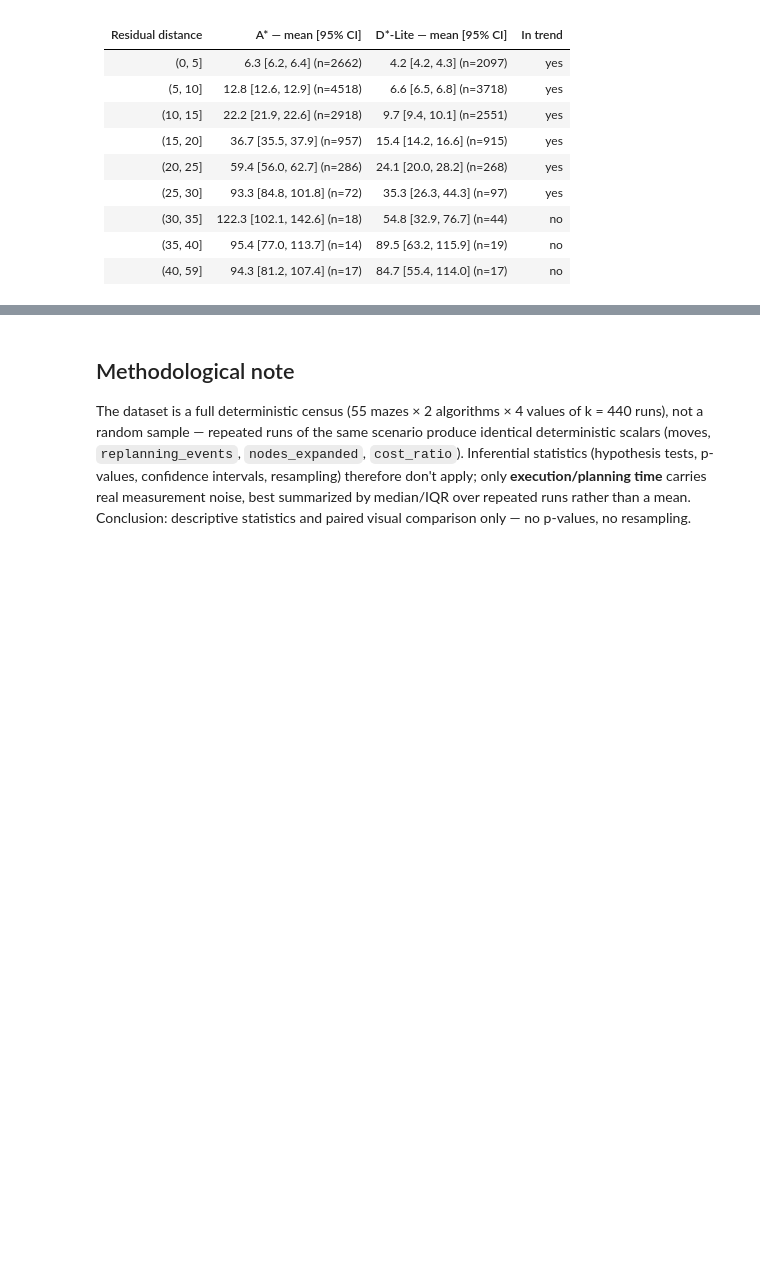
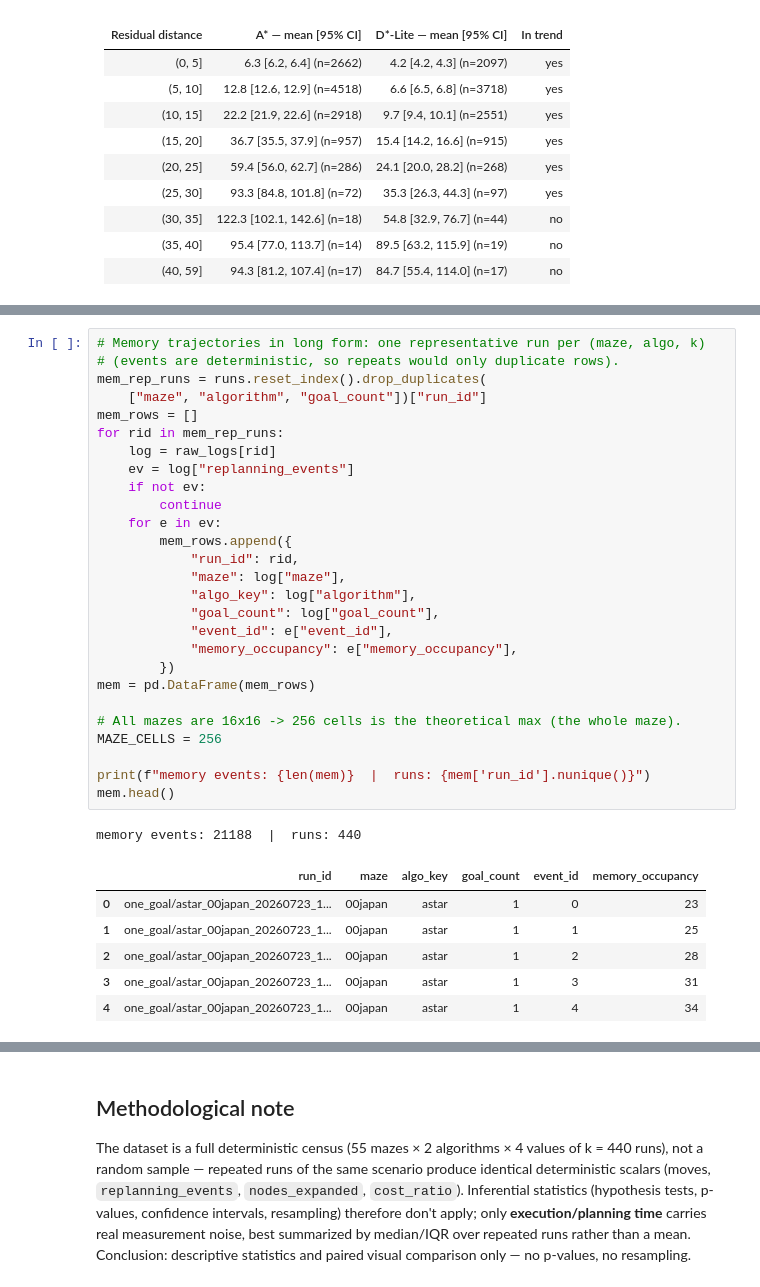
Before and after one commit to FrancescoGuarda/Rob-26-MazeSolver, a Jupyter notebook: notebooks/data_analysis.ipynb, the cells around one changed output, grey strips where cells are left out. Drawn from its saved outputs; the diff is of its cells as text; blank space fills up the shorter version.

```diff
--- a/notebooks/data_analysis.ipynb
+++ b/notebooks/data_analysis.ipynb
@@ -332,0 +364,35 @@ display(Markdown(tab_markdown))
+# %%
+# Memory trajectories in long form: one representative run per (maze, algo, k)
+# (events are deterministic, so repeats would only duplicate rows).
+mem_rep_runs = runs.reset_index().drop_duplicates(
+    ["maze", "algorithm", "goal_count"])["run_id"]
+mem_rows = []
+for rid in mem_rep_runs:
+    log = raw_logs[rid]
+    ev = log["replanning_events"]
+    if not ev:
+        continue
+    for e in ev:
+        mem_rows.append({
+            "run_id": rid,
+            "maze": log["maze"],
+            "algo_key": log["algorithm"],
+            "goal_count": log["goal_count"],
+            "event_id": e["event_id"],
+            "memory_occupancy": e["memory_occupancy"],
+        })
+mem = pd.DataFrame(mem_rows)
+
+# All mazes are 16x16 -> 256 cells is the theoretical max (the whole maze).
+MAZE_CELLS = 256
+
+print(f"memory events: {len(mem)}  |  runs: {mem['run_id'].nunique()}")
+mem.head()
+# %% [output]
+memory events: 21188  |  runs: 440
+|  | run_id | maze | algo_key | goal_count | event_id | memory_occupancy |
+| 0 | one_goal/astar_00japan_20260723_1... | 00japan | astar | 1 | 0 | 23 |
+| 1 | one_goal/astar_00japan_20260723_1... | 00japan | astar | 1 | 1 | 25 |
+| 2 | one_goal/astar_00japan_20260723_1... | 00japan | astar | 1 | 2 | 28 |
+| 3 | one_goal/astar_00japan_20260723_1... | 00japan | astar | 1 | 3 | 31 |
+| 4 | one_goal/astar_00japan_20260723_1... | 00japan | astar | 1 | 4 | 34 |
```
Also changed, not shown: parts of 7 cells of this notebook.
